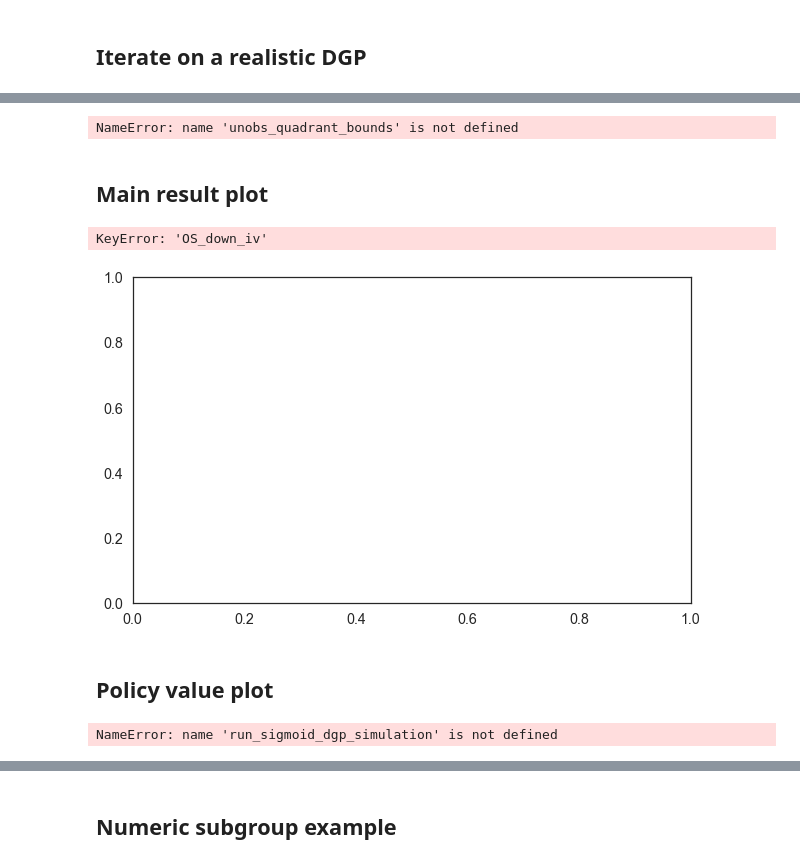
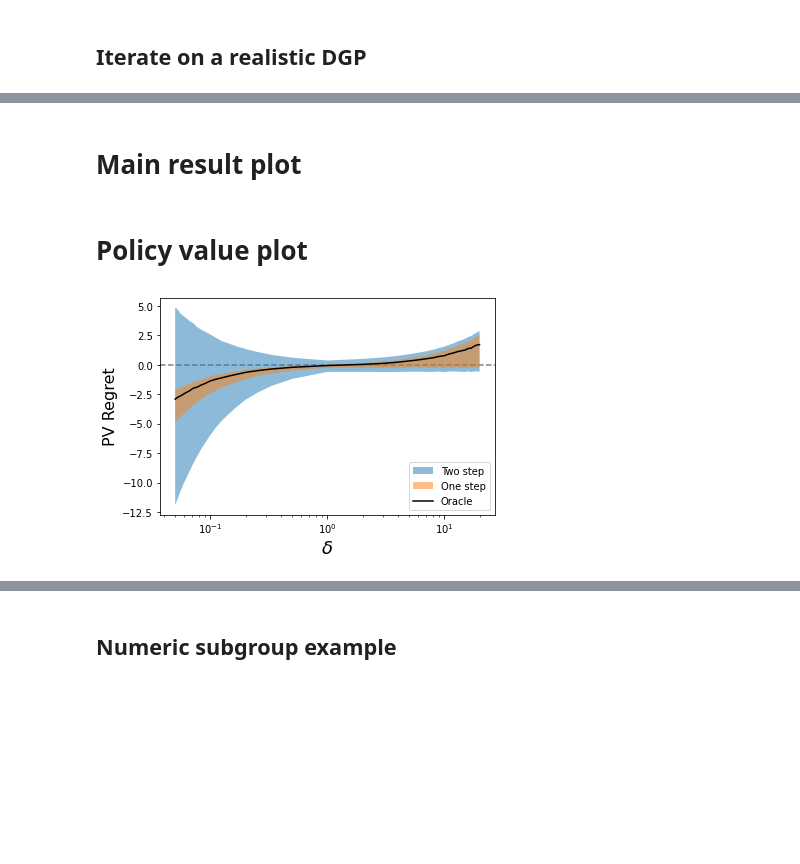
Before and after one commit to lguerdan/policy_comparison_under_confounding, a Jupyter notebook: synthetic_exps.ipynb, the cells around one changed output, grey strips where cells are left out. Drawn from its saved outputs; the diff is of its cells as text; code cells hidden in the pictures; blank space fills up the shorter version.

```diff
--- a/synthetic_exps.ipynb
+++ b/synthetic_exps.ipynb
@@ -69,16 +26,9 @@ u = np.array([[0,-1], [-20, 0]])
 metric='TNR'
 id_strategies = ['IV', 'Manski']
 regret_runs = run_sigmoid_dgp_simulation(dgp, u, metric, id_strategies, n_runs=10)
-regret_df = regret_runs.groupby(['tag']).mean().reset_index()
+regret_df = regret_runs.groupby(['tag', 'ID_type']).mean().reset_index()
 
 regret_df = regret_df.sort_values(by='tag', ascending=True)
 regret_runs = regret_runs.sort_values(by='tag', ascending=True)
-# %% [output]
-NameError: name 'unobs_quadrant_bounds' is not defined
 # %% [markdown]
-## Main result plot
+# Main result plot
-# %%
-bound_plot(metric, regret_df, regret_runs, save=False)
-# %% [output]
-KeyError: 'OS_down_iv'
-[figure, removed]
@@ -85,50 +38,39 @@ KeyError: 'OS_down_iv'
 # %% [markdown]
-## Policy value plot
+# Policy value plot
 # %%
 nz = 10
 n_runs = 5
 
 dgp = {
     'N': 15000,
     'nz': nz,
     'beta': 2.5*(1/nz) ,
     'wa': np.array([-1.6, .01, 2, .01]),
     'wd': np.array([-1, 1.7, .01, 1.5, .2, .2]),
     'w_mu1': np.array([.12, .8, .02, .9, .3, .6]),
     'w_mu0': np.array([.33, .05, 1.8, .05, .2, .5])
 }
 
-results = []
 id_strategies=['Manski']
 
-for fn_cost in range(1,21):
-    u = np.array([[0,-fn_cost], [-1, 0]])
-    regret_runs = run_sigmoid_dgp_simulation(dgp, u, 'PV_cost', id_strategies, n_runs=n_runs)
-    regret_runs['cost_ratio'] = 1/fn_cost
-    results.append(regret_runs)
-
-for fp_cost in range(1,21):
-    u = np.array([[0,-1], [-fp_cost, 0]])
-    regret_runs = run_sigmoid_dgp_simulation(dgp, u, 'PV_cost', id_strategies, n_runs=n_runs)
-    regret_runs['cost_ratio'] = fp_cost/1
-    results.append(regret_runs)
+results = pv_simulation(dgp, id_strategies, n_runs)
 
 crdf = pd.concat(results)
 crdf = crdf[crdf['tag'] == 'Population']
 crdf = crdf.sort_values(by='cost_ratio')
 crdf = crdf.groupby('cost_ratio').mean().reset_index()
 
 plt.axhline(0, color='grey', zorder=1, linestyle='--')
 plt.fill_between(crdf['cost_ratio'], crdf['TS_down'],crdf['TS_up'], alpha=.5, label='Two step')
 plt.fill_between(crdf['cost_ratio'], crdf['OS_down'],crdf['OS_up'], alpha=.5, label='One step')
 plt.plot(crdf['cost_ratio'], crdf['R'], color='k', label='Oracle')
 plt.xscale('log',base=10)
 plt.legend(loc='lower right')
 
 plt.xlabel('$\delta$', fontsize=18)
 plt.ylabel('PV Regret', fontsize=16)
 plt.savefig('figs/pv_regret.png', dpi=400, bbox_inches='tight')
 # %% [output]
-NameError: name 'run_sigmoid_dgp_simulation' is not defined
+[figure, added]
 # %%
 ## Policy value plot
```
Also changed, not shown: parts of 19 cells of this notebook, 4 other files.
